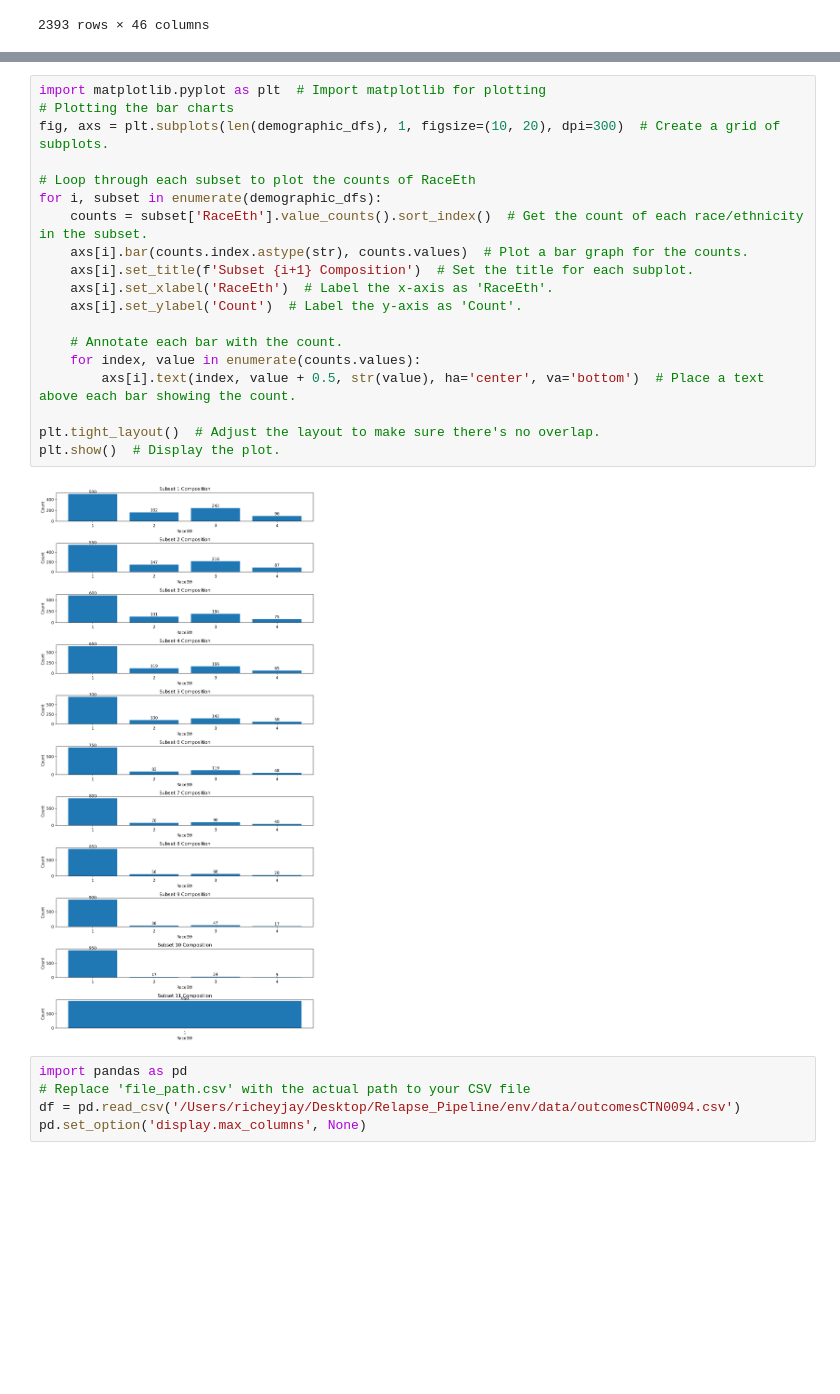
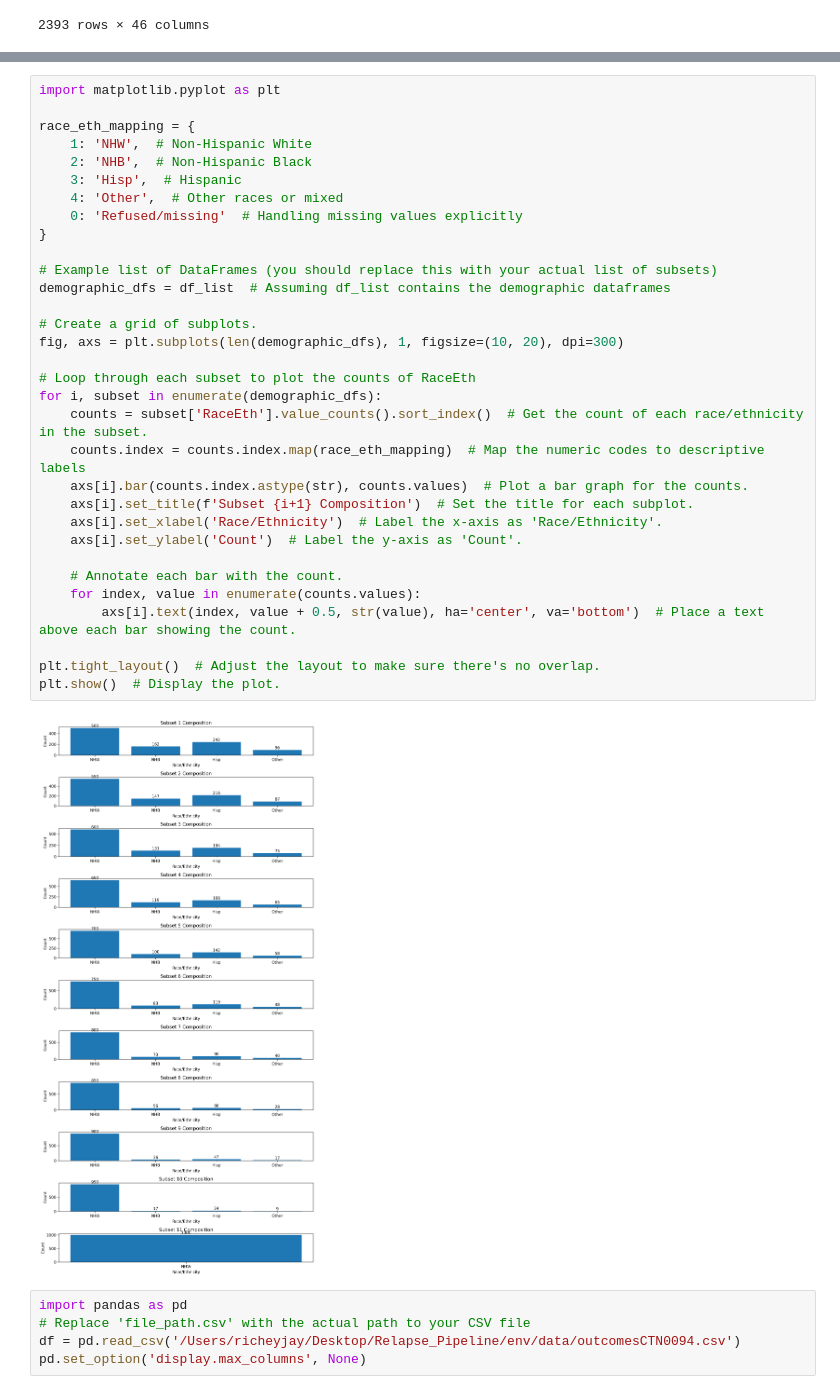
Before and after one commit to CTN-0094/Pipeline, a Jupyter notebook: src/main.ipynb, the cells around one changed output, grey strips where cells are left out. Drawn from its saved outputs; the diff is of its cells as text; blank space fills up the shorter version.

```diff
--- a/src/main.ipynb
+++ b/src/main.ipynb
@@ -402,24 +418,37 @@ NameError: name 'merge_demographic_data' is not defined
 # %%
-import matplotlib.pyplot as plt  # Import matplotlib for plotting
-# Plotting the bar charts
-fig, axs = plt.subplots(len(demographic_dfs), 1, figsize=(10, 20), dpi=300)  # Create a grid of subplots.
+import matplotlib.pyplot as plt
+
+race_eth_mapping = {
+    1: 'NHW',  # Non-Hispanic White
+    2: 'NHB',  # Non-Hispanic Black
+    3: 'Hisp',  # Hispanic
+    4: 'Other',  # Other races or mixed
+    0: 'Refused/missing'  # Handling missing values explicitly
+}
+
+# Example list of DataFrames (you should replace this with your actual list of subsets)
+demographic_dfs = df_list  # Assuming df_list contains the demographic dataframes
+
+# Create a grid of subplots.
+fig, axs = plt.subplots(len(demographic_dfs), 1, figsize=(10, 20), dpi=300)
 
 # Loop through each subset to plot the counts of RaceEth
 for i, subset in enumerate(demographic_dfs):
     counts = subset['RaceEth'].value_counts().sort_index()  # Get the count of each race/ethnicity in the subset.
+    counts.index = counts.index.map(race_eth_mapping)  # Map the numeric codes to descriptive labels
     axs[i].bar(counts.index.astype(str), counts.values)  # Plot a bar graph for the counts.
     axs[i].set_title(f'Subset {i+1} Composition')  # Set the title for each subplot.
-    axs[i].set_xlabel('RaceEth')  # Label the x-axis as 'RaceEth'.
+    axs[i].set_xlabel('Race/Ethnicity')  # Label the x-axis as 'Race/Ethnicity'.
     axs[i].set_ylabel('Count')  # Label the y-axis as 'Count'.
 
     # Annotate each bar with the count.
     for index, value in enumerate(counts.values):
         axs[i].text(index, value + 0.5, str(value), ha='center', va='bottom')  # Place a text above each bar showing the count.
 
 plt.tight_layout()  # Adjust the layout to make sure there's no overlap.
 plt.show()  # Display the plot.
 # %% [output]
-[figure, old version]
+[figure, new version]
 # %%
 import pandas as pd
 # Replace 'file_path.csv' with the actual path to your CSV file
```
Also changed, not shown: parts of 3 cells of this notebook, 4 other files.
